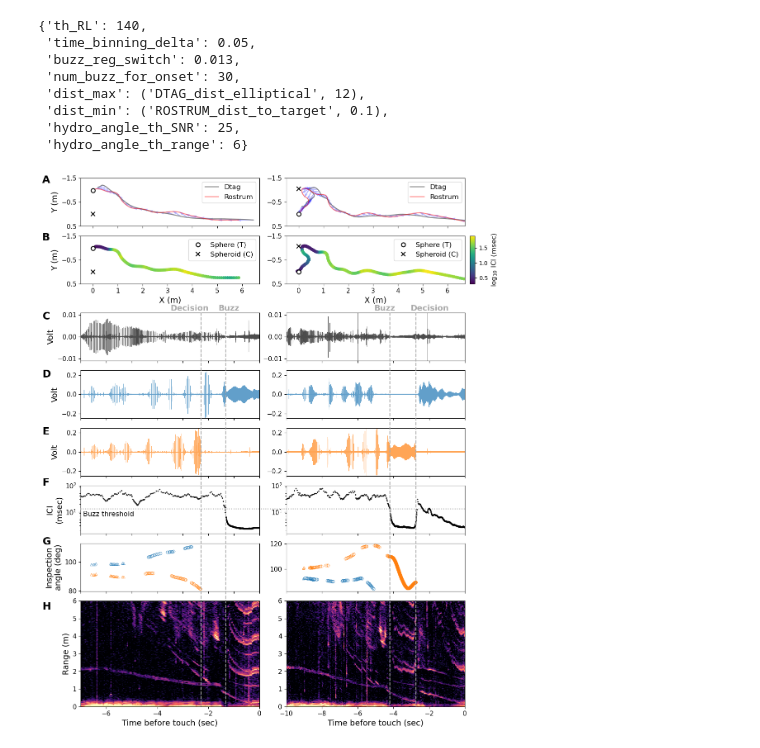
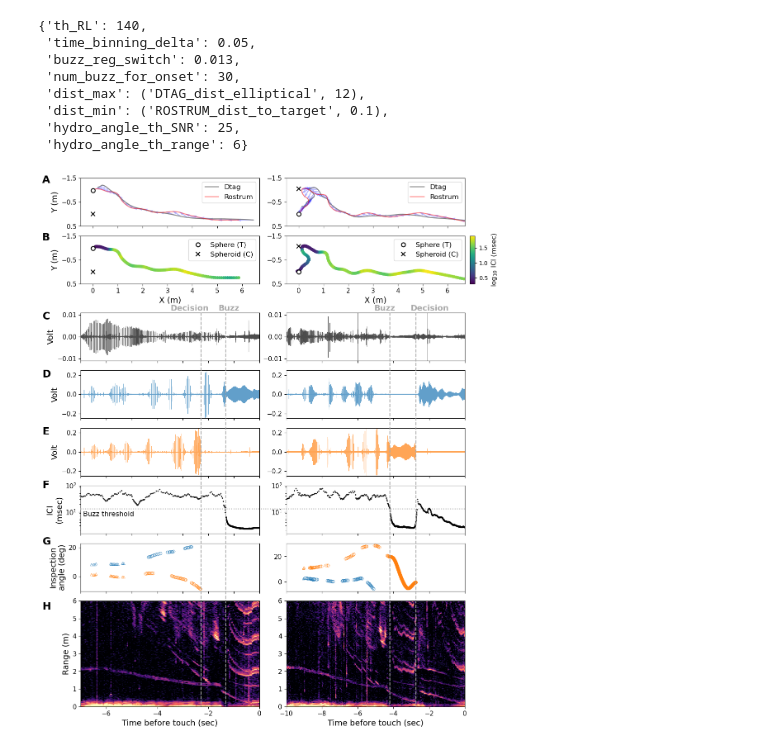
Before and after one commit to leewujung/porpoise_spheroid, a Jupyter notebook: notebooks_fig/fig_example_data.ipynb, the cells around one changed output. Drawn from its saved outputs; the diff is of its cells as text; code cells hidden in the pictures.

Commit message:
fix angle in example data fig

```diff
--- a/notebooks_fig/fig_example_data.ipynb
+++ b/notebooks_fig/fig_example_data.ipynb
@@ -215,22 +216,26 @@ def plot_all(col, decision_ha, buzz_ha, color_ch=["C0", "C1"]):
     # Inspection angle
     ax_angle = fig.add_subplot(gs[6, col])
     ax_angle.plot(
-        df_hydro_ch0["time_corrected"] - touch_time, df_hydro_ch0["enso_angle"],
+        df_hydro_ch0["time_corrected"] - touch_time,
+        enso2spheroid_angle(df_hydro_ch0["enso_angle"]),
         marker="o", markersize=5, ls="none", alpha=1,
         color=color_ch[0], markeredgewidth=0.5, markerfacecolor="none",
     )
     ax_angle.plot(
-        df_hydro_ch1["time_corrected"] - touch_time, df_hydro_ch1["enso_angle"],
+        df_hydro_ch1["time_corrected"] - touch_time,
+        enso2spheroid_angle(df_hydro_ch1["enso_angle"]),
         marker="o", markersize=5, ls="none", alpha=1,
         color=color_ch[1], markeredgewidth=0.5, markerfacecolor="none",
     )
     ax_angle.plot(
-        df_angle_far_ch0["time_corrected"] - touch_time, df_angle_far_ch0["theta_target"],
+        df_angle_far_ch0["time_corrected"] - touch_time,
+        enso2spheroid_angle(df_angle_far_ch0["theta_target"]),
         marker="^", markersize=5, markerfacecolor="none",
         ls="none", markeredgewidth=0.5, color=color_ch[0]
     )
     ax_angle.plot(
-        df_angle_far_ch1["time_corrected"] - touch_time, df_angle_far_ch1["theta_target"],
+        df_angle_far_ch1["time_corrected"] - touch_time,
+        enso2spheroid_angle(df_angle_far_ch1["theta_target"]),
         marker="^", markersize=5, markerfacecolor="none",ls="none", markeredgewidth=0.5, color=color_ch[1]
     )
 
@@ -461,33 +466,33 @@ ax_all[0]["hydro1"].set_ylabel("Volt", fontsize=label_size)
 ax_all[0]["ICI"].set_ylabel("ICI\n(msec)", fontsize=label_size)
 ax_all[0]["angle"].set_ylabel("Inspection\nangle (deg)", fontsize=label_size)
 ax_all[0]["echogram"].set_ylabel("Range (m)", fontsize=label_size)
 
 
 # Extra annotations
 ax_all[0]["ICI"].text(-6.9, 7, "Buzz threshold", fontsize=12)
 con3 = ConnectionPatch(
     xyA=(-7, 13),
     xyB=(-0, 13),
     coordsA="data", coordsB="data",
     axesA=ax_all[0]["ICI"], axesB=ax_all[1]["ICI"], color="darkgrey", ls=":", lw=1.5, capstyle="butt"
 )
 ax_all[1]["ICI"].add_artist(con3)
 
 
 # Panel labels
 panel_size = 18
 ax_all[0]["track"].text(-2.05, -1.3, "A", fontsize=panel_size, fontweight="bold")
 ax_all[0]["track_ICI"].text(-2.05, -1.3, "B", fontsize=panel_size, fontweight="bold")
 ax_all[0]["dtag"].text(-8.5, 0.008, "C", fontsize=panel_size, fontweight="bold")
 ax_all[0]["hydro0"].text(-8.5, 0.18, "D", fontsize=panel_size, fontweight="bold")
 ax_all[0]["hydro1"].text(-8.5, 0.18, "E", fontsize=panel_size, fontweight="bold")
-ax_all[0]["ICI"].text(-8.5, 100, "F", fontsize=panel_size, fontweight="bold")
-ax_all[0]["angle"].text(-8.5, 112, "G", fontsize=panel_size, fontweight="bold")
+ax_all[0]["ICI"].text(-8.5, 80, "F", fontsize=panel_size, fontweight="bold")
+ax_all[0]["angle"].text(-8.5, 22, "G", fontsize=panel_size, fontweight="bold")
 ax_all[0]["echogram"].text(-8.5, 5.5, "H", fontsize=panel_size, fontweight="bold")
 
 
 plt.show()
 
 fig.savefig(fig_path / "fig_example_data.png", dpi=300, bbox_inches="tight")
 # %% [output]
-[figure, old version]
+[figure, new version]
```
Also changed, not shown: parts of 1 cell of this notebook.
